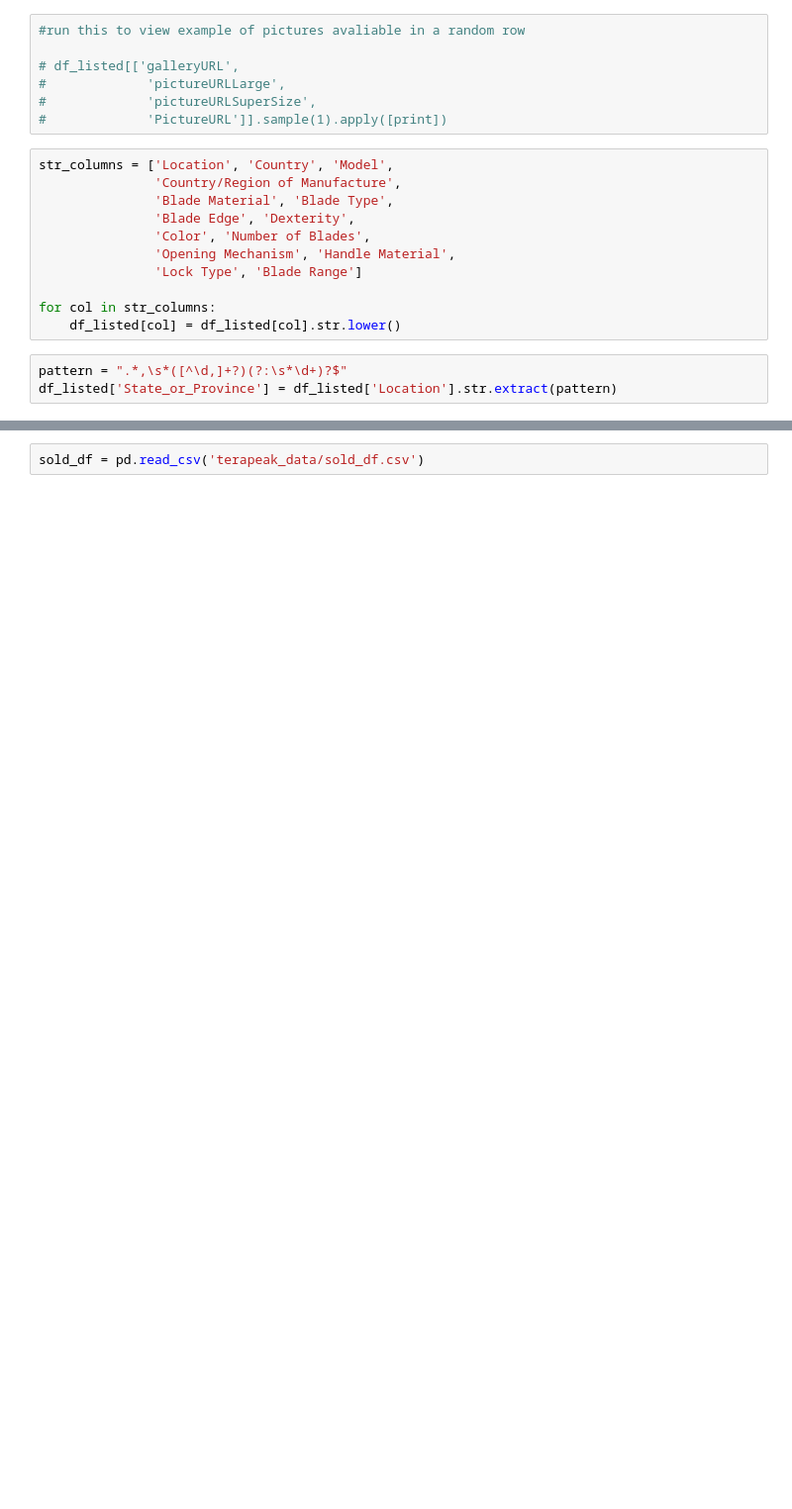
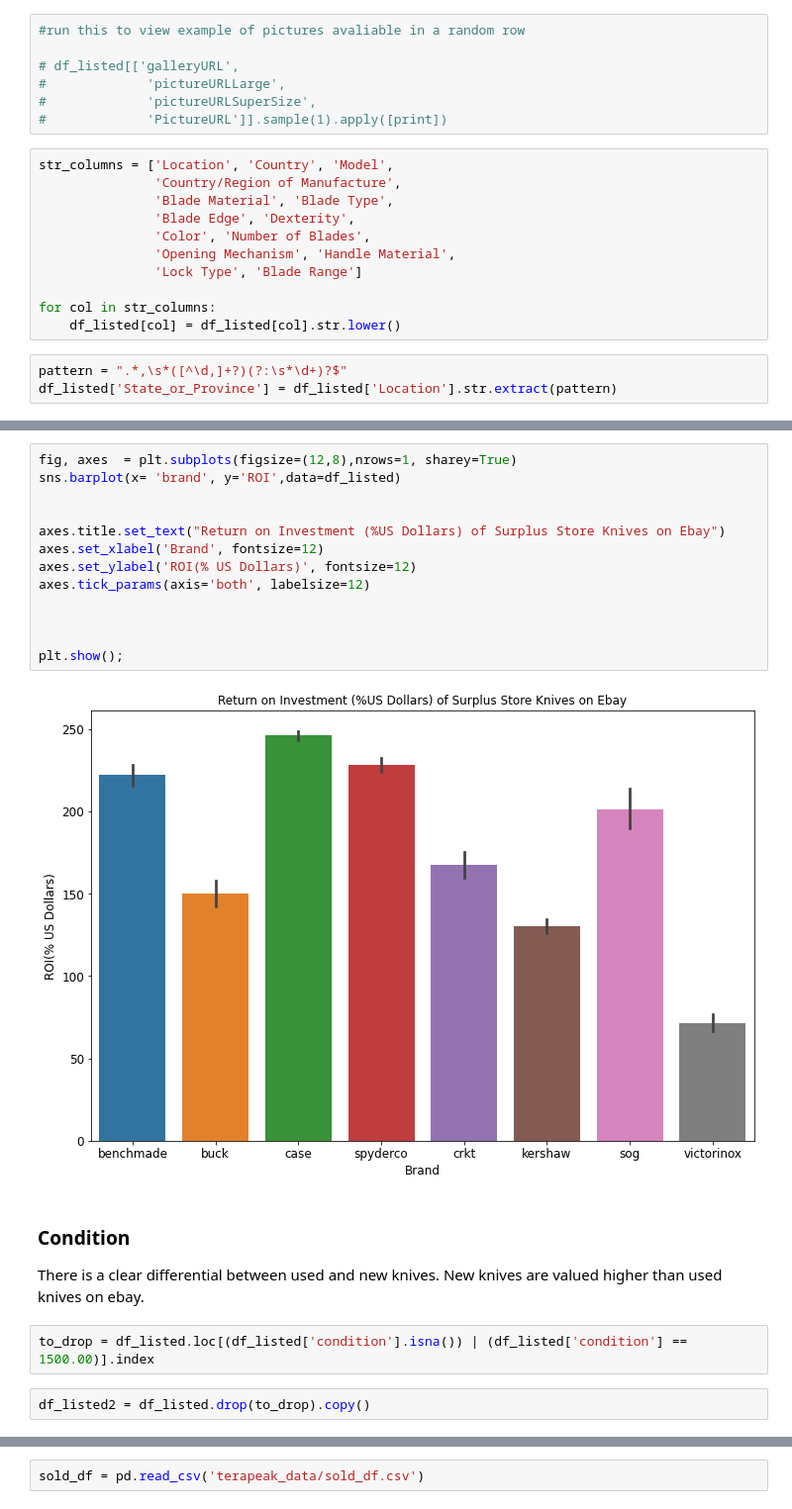
Before and after one commit to ddey117/Neural_Network_Predicting_Reseller_Success_Ebay, a Jupyter notebook: Data_Exploration.ipynb, the cells around one changed output, grey strips where cells are left out. Shown at 99% size. Cells and saved outputs as stored; diff of their text form; blank space fills up the shorter version.

```diff
--- a/Data_Exploration.ipynb
+++ b/Data_Exploration.ipynb
@@ -519 +487,24 @@ plt.show();
+# %%
+fig, axes  = plt.subplots(figsize=(12,8),nrows=1, sharey=True)
+sns.barplot(x= 'brand', y='ROI',data=df_listed)
+
+
+axes.title.set_text("Return on Investment (%US Dollars) of Surplus Store Knives on Ebay")
+axes.set_xlabel('Brand', fontsize=12)
+axes.set_ylabel('ROI(% US Dollars)', fontsize=12)
+axes.tick_params(axis='both', labelsize=12)
+
+
+
+plt.show();
+# %% [output]
+[figure, added]
+# %% [markdown]
+### Condition
+
+There is a clear differential between used and new knives. New knives are valued higher than used knives on ebay.
+# %%
+to_drop = df_listed.loc[(df_listed['condition'].isna()) | (df_listed['condition'] == 1500.00)].index
+# %%
+df_listed2 = df_listed.drop(to_drop).copy()
 # %%
```
Also changed, not shown: parts of 101 cells of this notebook, 7 other files.
